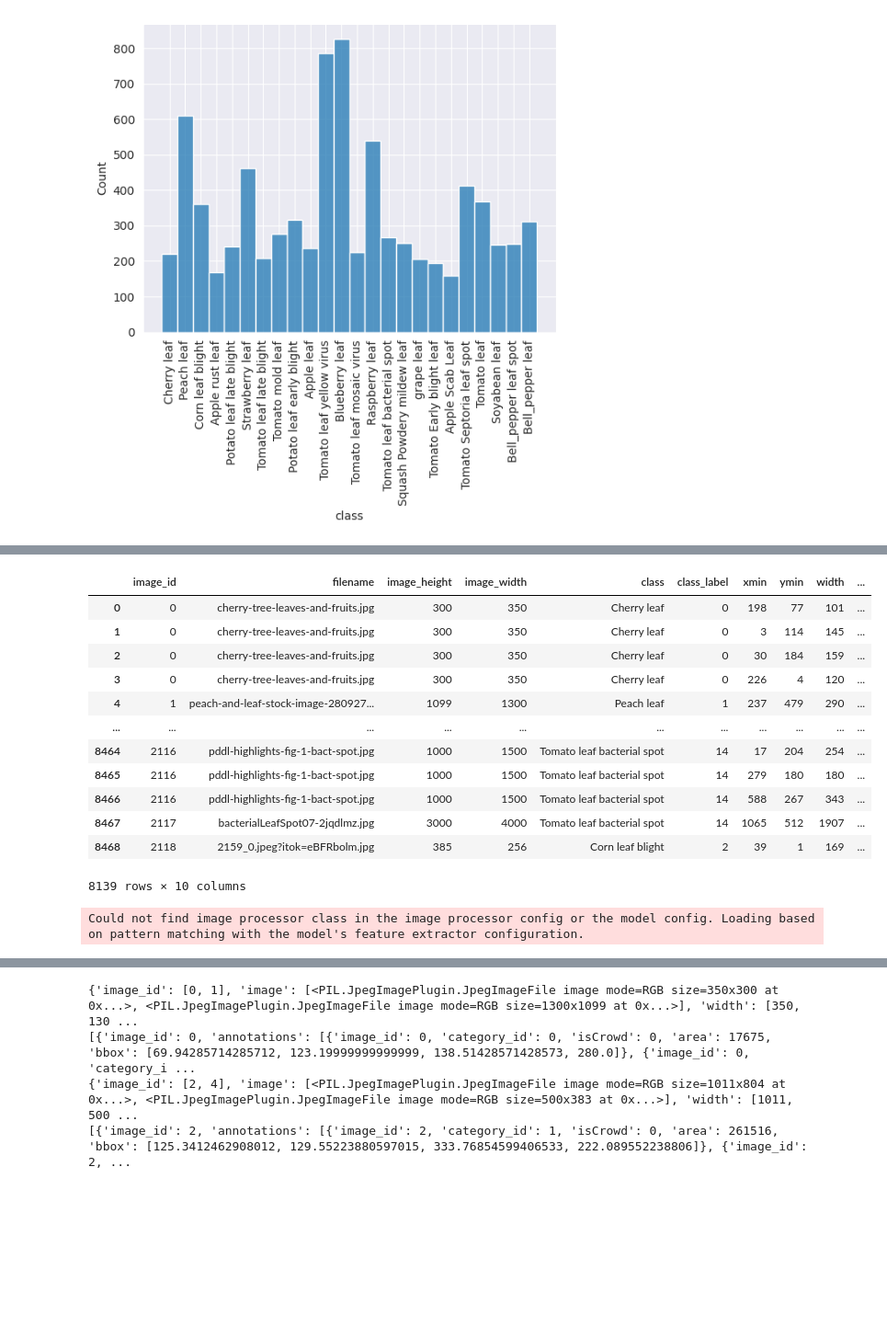
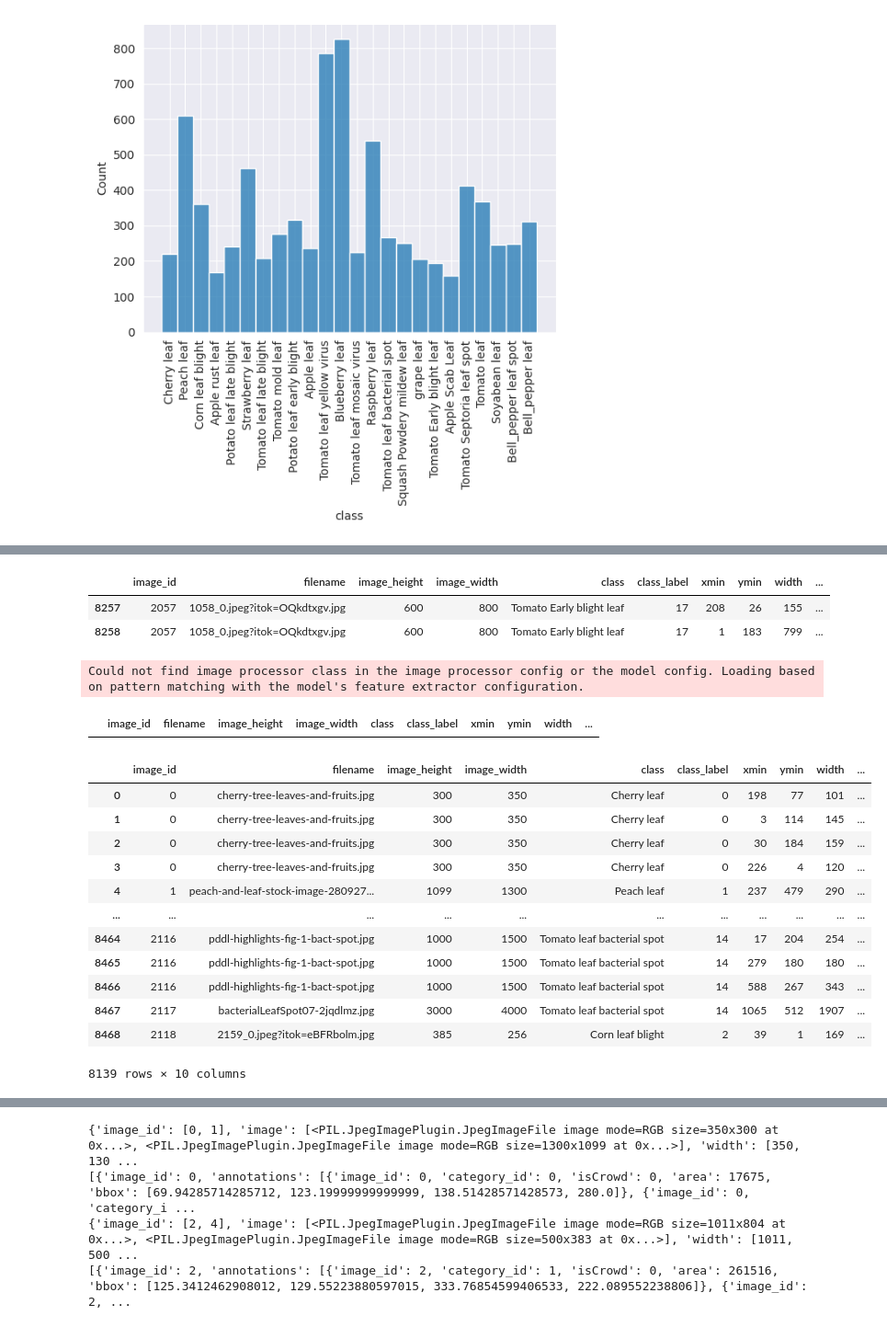
Before and after one commit to susnato/plant-disease-detection, a Jupyter notebook: tests.ipynb, the cells around one changed output, grey strips where cells are left out. Shown: that part at 92% size. Drawn from its saved outputs; the diff is of its cells as text; code cells hidden in the pictures; blank space fills up the shorter version.

```diff
--- a/tests.ipynb
+++ b/tests.ipynb
@@ -71,18 +76,9 @@ img
 # %%
+train_labels[train_labels.image_id==2057]
 # %% [output]
 |  | image_id | filename | image_height | image_width | class | class_label | xmin | ymin | width | ... |
-| 0 | 0 | cherry-tree-leaves-and-fruits.jpg | 300 | 350 | Cherry leaf | 0 | 198 | 77 | 101 | ... |
-| 1 | 0 | cherry-tree-leaves-and-fruits.jpg | 300 | 350 | Cherry leaf | 0 | 3 | 114 | 145 | ... |
-| 2 | 0 | cherry-tree-leaves-and-fruits.jpg | 300 | 350 | Cherry leaf | 0 | 30 | 184 | 159 | ... |
-| 3 | 0 | cherry-tree-leaves-and-fruits.jpg | 300 | 350 | Cherry leaf | 0 | 226 | 4 | 120 | ... |
-| 4 | 1 | peach-and-leaf-stock-image-280927... | 1099 | 1300 | Peach leaf | 1 | 237 | 479 | 290 | ... |
-| ... | ... | ... | ... | ... | ... | ... | ... | ... | ... | ... |
-| 8464 | 2116 | pddl-highlights-fig-1-bact-spot.jpg | 1000 | 1500 | Tomato leaf bacterial spot | 14 | 17 | 204 | 254 | ... |
-| 8465 | 2116 | pddl-highlights-fig-1-bact-spot.jpg | 1000 | 1500 | Tomato leaf bacterial spot | 14 | 279 | 180 | 180 | ... |
-| 8466 | 2116 | pddl-highlights-fig-1-bact-spot.jpg | 1000 | 1500 | Tomato leaf bacterial spot | 14 | 588 | 267 | 343 | ... |
-| 8467 | 2117 | bacterialLeafSpot07-2jqdlmz.jpg | 3000 | 4000 | Tomato leaf bacterial spot | 14 | 1065 | 512 | 1907 | ... |
-| 8468 | 2118 | 2159_0.jpeg?itok=eBFRbolm.jpg | 385 | 256 | Corn leaf blight | 2 | 39 | 1 | 169 | ... |
+| 8257 | 2057 | 1058_0.jpeg?itok=OQkdtxgv.jpg | 600 | 800 | Tomato Early blight leaf | 17 | 208 | 26 | 155 | ... |
+| 8258 | 2057 | 1058_0.jpeg?itok=OQkdtxgv.jpg | 600 | 800 | Tomato Early blight leaf | 17 | 1 | 183 | 799 | ... |
-8139 rows × 10 columns
 # %%
 from datasets import Dataset, Image
 
@@ -118,3 +120,23 @@ Could not find image processor class in the image processor config or the model
+# %%
+train_labels[train_labels.filename.isin(['tomato-early-blight-1'])
+# %% [output]
+|  | image_id | filename | image_height | image_width | class | class_label | xmin | ymin | width | ... |
+# %%
+train_labels
+# %% [output]
+|  | image_id | filename | image_height | image_width | class | class_label | xmin | ymin | width | ... |
+| 0 | 0 | cherry-tree-leaves-and-fruits.jpg | 300 | 350 | Cherry leaf | 0 | 198 | 77 | 101 | ... |
+| 1 | 0 | cherry-tree-leaves-and-fruits.jpg | 300 | 350 | Cherry leaf | 0 | 3 | 114 | 145 | ... |
+| 2 | 0 | cherry-tree-leaves-and-fruits.jpg | 300 | 350 | Cherry leaf | 0 | 30 | 184 | 159 | ... |
+| 3 | 0 | cherry-tree-leaves-and-fruits.jpg | 300 | 350 | Cherry leaf | 0 | 226 | 4 | 120 | ... |
+| 4 | 1 | peach-and-leaf-stock-image-280927... | 1099 | 1300 | Peach leaf | 1 | 237 | 479 | 290 | ... |
+| ... | ... | ... | ... | ... | ... | ... | ... | ... | ... | ... |
+| 8464 | 2116 | pddl-highlights-fig-1-bact-spot.jpg | 1000 | 1500 | Tomato leaf bacterial spot | 14 | 17 | 204 | 254 | ... |
+| 8465 | 2116 | pddl-highlights-fig-1-bact-spot.jpg | 1000 | 1500 | Tomato leaf bacterial spot | 14 | 279 | 180 | 180 | ... |
+| 8466 | 2116 | pddl-highlights-fig-1-bact-spot.jpg | 1000 | 1500 | Tomato leaf bacterial spot | 14 | 588 | 267 | 343 | ... |
+| 8467 | 2117 | bacterialLeafSpot07-2jqdlmz.jpg | 3000 | 4000 | Tomato leaf bacterial spot | 14 | 1065 | 512 | 1907 | ... |
+| 8468 | 2118 | 2159_0.jpeg?itok=eBFRbolm.jpg | 385 | 256 | Corn leaf blight | 2 | 39 | 1 | 169 | ... |
+8139 rows × 10 columns
 # %%
 import albumentations
 import numpy as np
```
Also changed, not shown: parts of 12 cells of this notebook, 2 other files.
